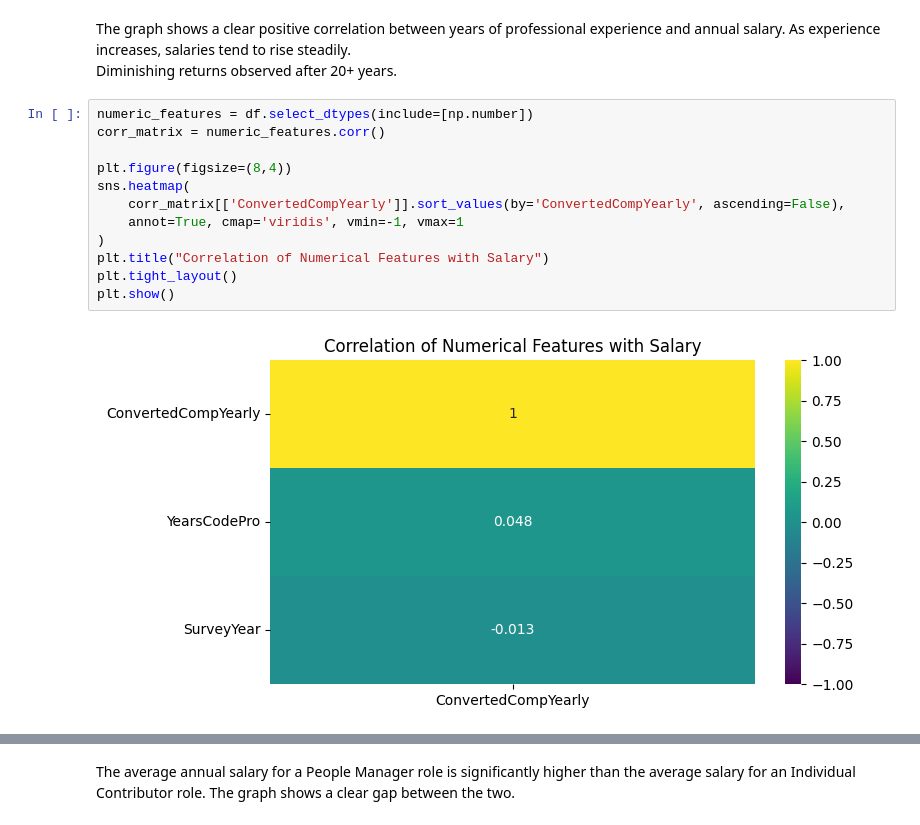
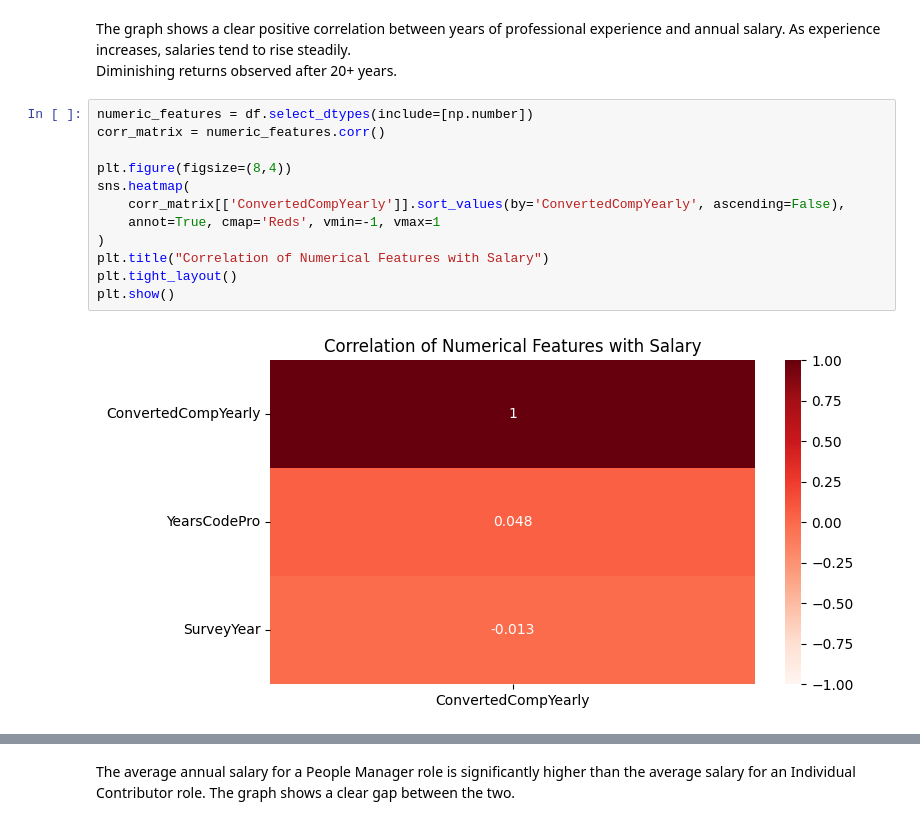
Before and after one commit to Owiti-Charles/Developers-Salary-Predictor, a Jupyter notebook: notebook_final.ipynb, the cells around one changed output, grey strips where cells are left out. Cells and saved outputs as stored; diff of their text form.

```diff
--- a/notebook_final.ipynb
+++ b/notebook_final.ipynb
@@ -373,17 +716,17 @@ Diminishing returns observed after 20+ years.
 # %%
 numeric_features = df.select_dtypes(include=[np.number])
 corr_matrix = numeric_features.corr()
 
 plt.figure(figsize=(8,4))
 sns.heatmap(
     corr_matrix[['ConvertedCompYearly']].sort_values(by='ConvertedCompYearly', ascending=False),
-    annot=True, cmap='viridis', vmin=-1, vmax=1
+    annot=True, cmap='Reds', vmin=-1, vmax=1
 )
 plt.title("Correlation of Numerical Features with Salary")
 plt.tight_layout()
 plt.show()
 # %% [output]
-[figure, old version]
+[figure, new version]
 # %%
 ## Salary by ICorPM (Individual Contributor vs People Manager)
 # Filter to remove missing or "Missing" values
```
Also changed, not shown: parts of 33 cells of this notebook.
